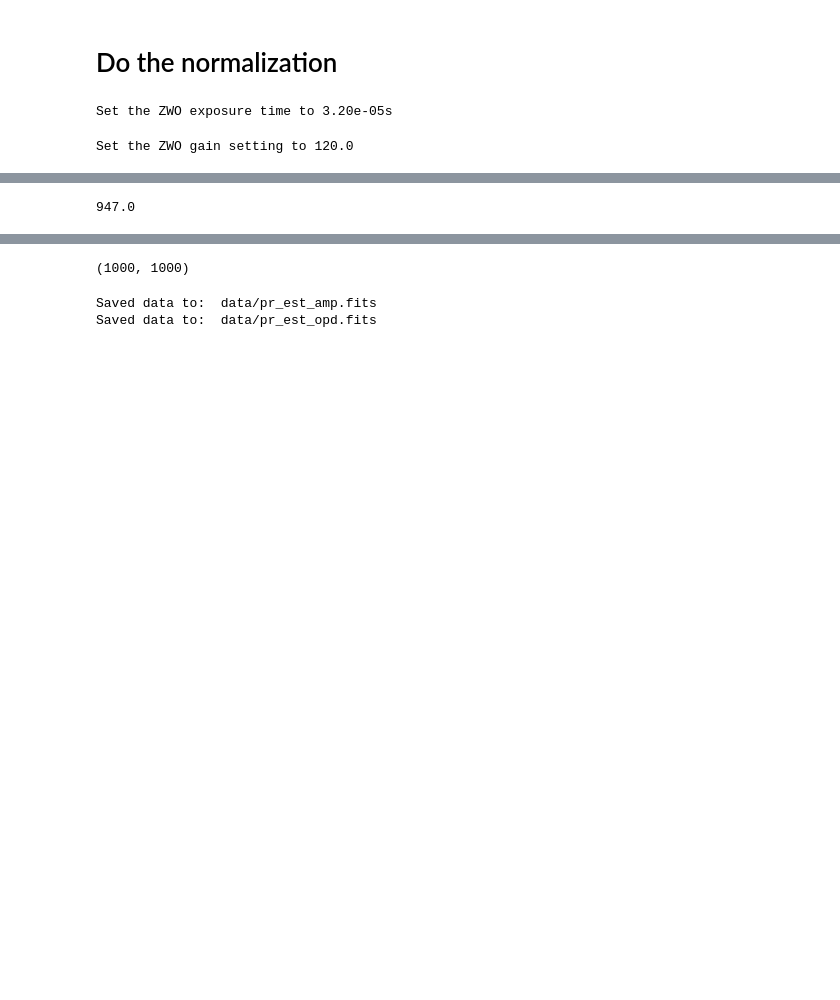
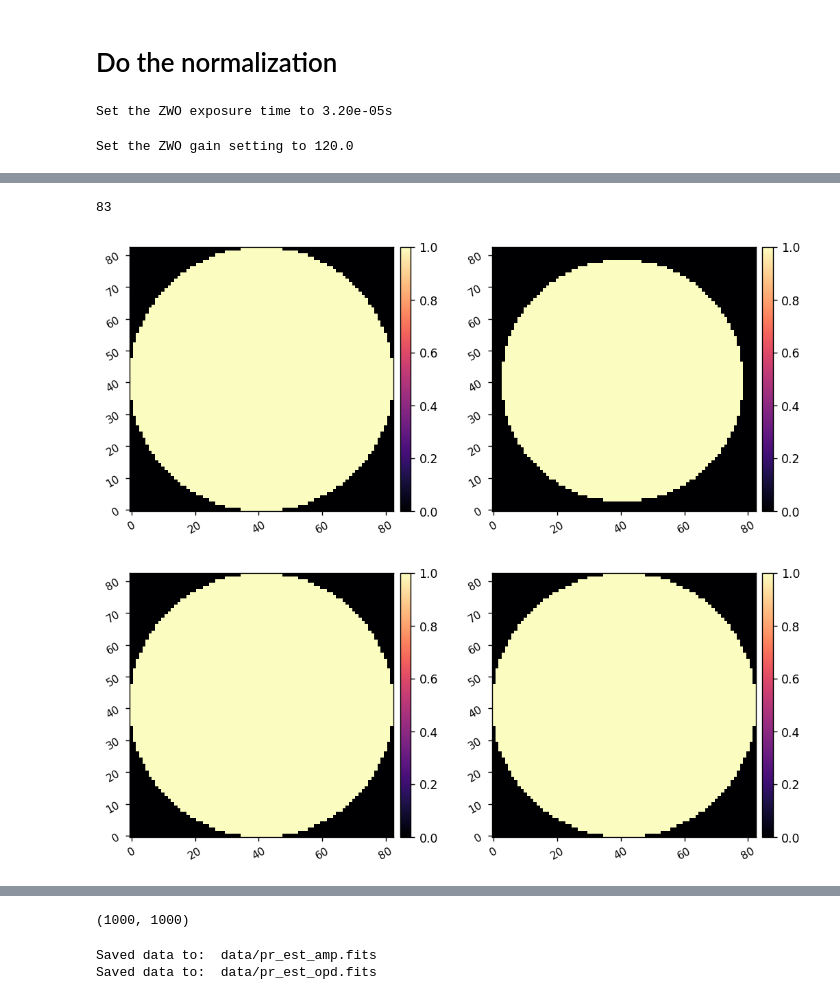
Before and after one commit to uasal/scoob-psf, a Jupyter notebook: notebooks/scoobi_demo_fdpr.ipynb, the cells around one changed output, grey strips where cells are left out. Cells and saved outputs as stored; diff of their text form; code cells hidden in the pictures; blank space fills up the shorter version.

```diff
--- a/notebooks/scoobi_demo_fdpr.ipynb
+++ b/notebooks/scoobi_demo_fdpr.ipynb
@@ -155,7 +171,21 @@ imshow2(amp_est/np.mean(amp_est[fit_mask]), phs_est_minus_ptt)
-# %%
-npix = 1000
-Nlyot = np.round(npix * 8.6/9.1) +2
-print(Nlyot)
-# %% [output]
-947.0
+# %%
+Nfull = int(np.round(Nfit * 9.1/8.6))
+print(Nfull)
+y,x = xp.indices((Nfull,Nfull)) - Nfull//2
+r = xp.sqrt(x**2 + y**2)
+full_mask = r<Nfull/2
+
+sub_mask = xp.array(amp_est>0.3)
+sub_mask = scoobpsf.utils.pad_or_crop(sub_mask, Nfull)
+imshow2(full_mask, sub_mask)
+
+full_amp_est = full_mask
+full_amp_est[sub_mask] = scoobpsf.utils.pad_or_crop(xp.array(amp_est), Nfull)[sub_mask]
+full_phs_est = full_mask
+full_phs_est[sub_mask] = scoobpsf.utils.pad_or_crop(xp.array(phs_est_minus_ptt), Nfull)[sub_mask]
+imshow2(full_amp_est, full_phs_est)
+# %% [output]
+83
+[figure, added]
+[figure, added]
 # %%
```
Also changed, not shown: parts of 15 cells of this notebook, 6 other files.
